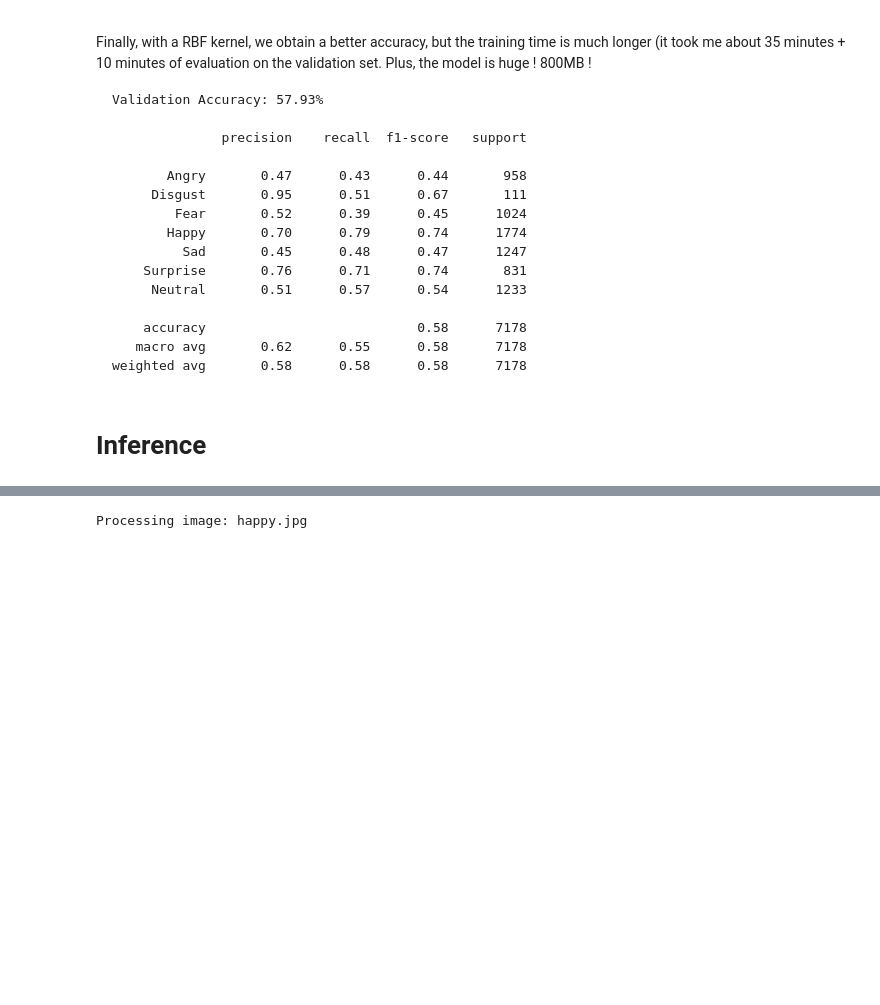
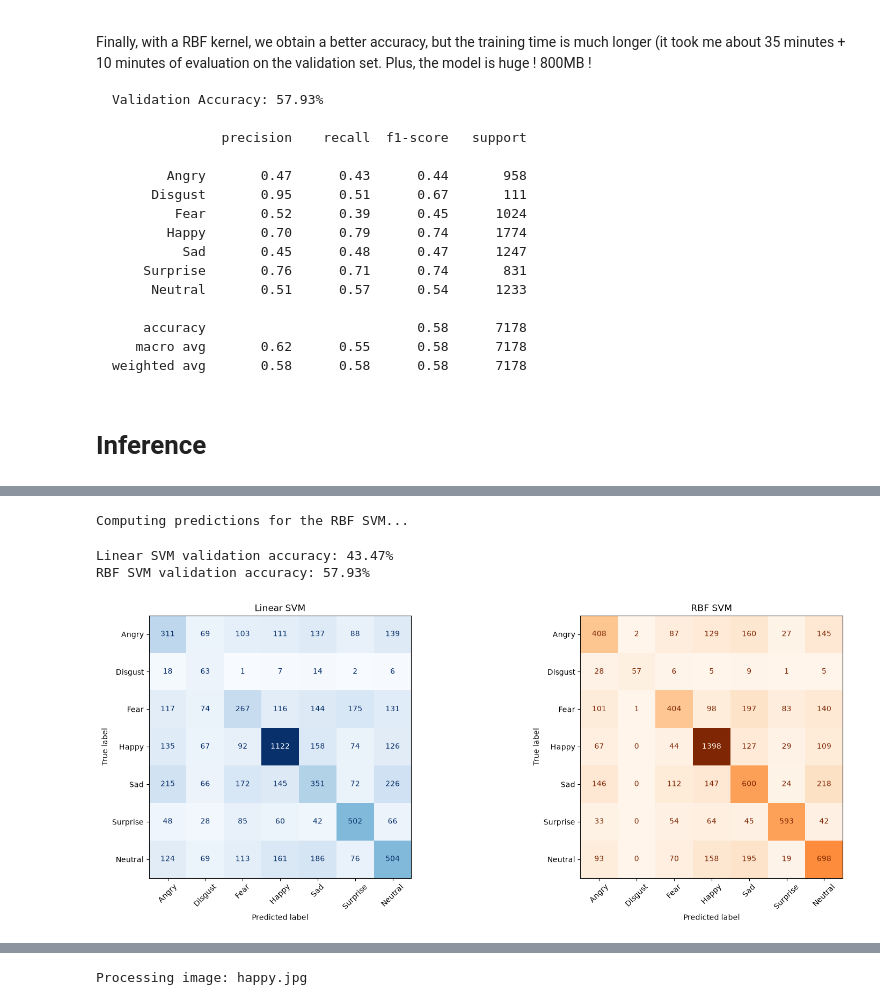
Before and after one commit to pierrebrd/RO11_Facial_Expression_Detection, a Jupyter notebook: hog_svm.ipynb, the cells around one changed output, grey strips where cells are left out. Saved outputs shown, nothing was run; the diff lists cells and outputs as text; code cells hidden in the pictures; blank space fills up the shorter version.

```diff
--- a/hog_svm.ipynb
+++ b/hog_svm.ipynb
@@ -569,0 +572,76 @@ fitted_scaler_rbf_inference = bundle_rbf["scaler"]
+# %%
+from sklearn.metrics import ConfusionMatrixDisplay, confusion_matrix
+from tqdm.auto import tqdm
+
+print("Extracting HOG descriptors for the validation set...")
+X_val_hog = np.array(
+    [
+        extract_hog_single(image)
+        for image in tqdm(
+            X_test,
+            desc="HOG extraction",
+            unit="image",
+        )
+    ],
+    dtype=np.float32,
+)
+
+print("Computing predictions for the linear SVM...")
+X_val_linear = fitted_scaler_linear_inference.transform(X_val_hog)
+linear_scores = np.zeros((len(X_val_linear), len(EMOTIONS)), dtype=np.float64)
+for emotion_idx, classifier in tqdm(
+    sorted(trained_classifiers_linear_inference.items()),
+    total=len(EMOTIONS),
+    desc="Linear SVM classifiers",
+    unit="classifier",
+):
+    linear_scores[:, emotion_idx] = classifier.decision_function(X_val_linear)
+y_pred_linear = np.argmax(linear_scores, axis=1)
+
+print("Computing predictions for the RBF SVM...")
+X_val_rbf = fitted_scaler_rbf_inference.transform(X_val_hog)
+chunk_size = 256
+rbf_predictions = []
+for start in tqdm(
+    range(0, len(X_val_rbf), chunk_size),
+    desc="RBF SVM validation",
+    unit="chunk",
+):
+    stop = min(start + chunk_size, len(X_val_rbf))
+    rbf_predictions.append(model_rbf_inference.predict(X_val_rbf[start:stop]))
+y_pred_rbf = np.concatenate(rbf_predictions)
+
+linear_cm = confusion_matrix(y_test, y_pred_linear, labels=list(EMOTIONS))
+rbf_cm = confusion_matrix(y_test, y_pred_rbf, labels=list(EMOTIONS))
+
+print(f"Linear SVM validation accuracy: {accuracy_score(y_test, y_pred_linear):.2%}")
+print(f"RBF SVM validation accuracy: {accuracy_score(y_test, y_pred_rbf):.2%}")
+
+fig, axes = plt.subplots(1, 2, figsize=(16, 6), constrained_layout=True)
+
+ConfusionMatrixDisplay(
+    confusion_matrix=linear_cm,
+    display_labels=list(EMOTIONS.values()),
+).plot(
+    ax=axes[0],
+    cmap="Blues",
+    xticks_rotation=45,
+    values_format="d",
+    colorbar=False,
+)
+axes[0].set_title("Linear SVM")
+
+ConfusionMatrixDisplay(
+    confusion_matrix=rbf_cm,
+    display_labels=list(EMOTIONS.values()),
+).plot(
+    ax=axes[1],
+    cmap="Oranges",
+    xticks_rotation=45,
+    values_format="d",
+    colorbar=False,
+)
+axes[1].set_title("RBF SVM")
+
+plt.show()
+# %% [output]
@@ -569,0 +650,4 @@ fitted_scaler_rbf_inference = bundle_rbf["scaler"]
+Computing predictions for the RBF SVM...
+Linear SVM validation accuracy: 43.47%
+RBF SVM validation accuracy: 57.93%
+[figure, added]
```
Also changed, not shown: parts of 3 cells of this notebook, 3 other files.
